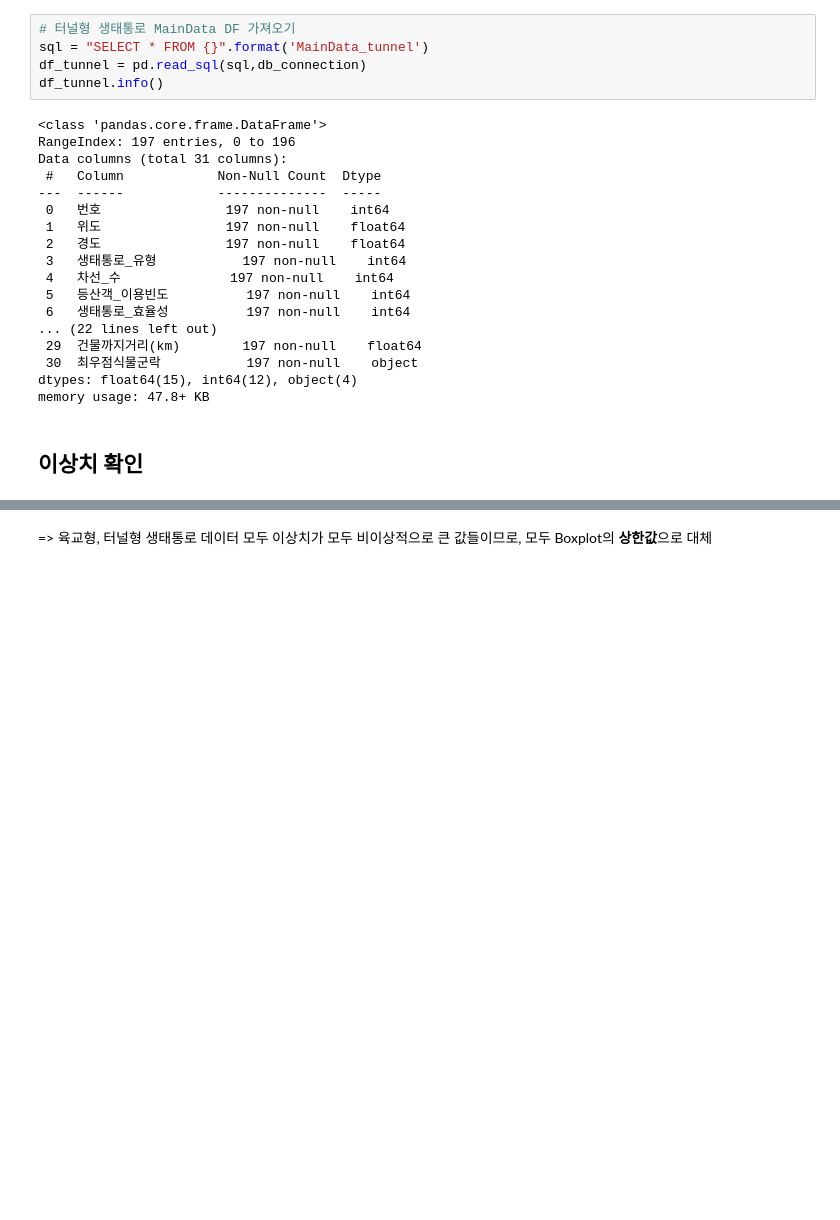
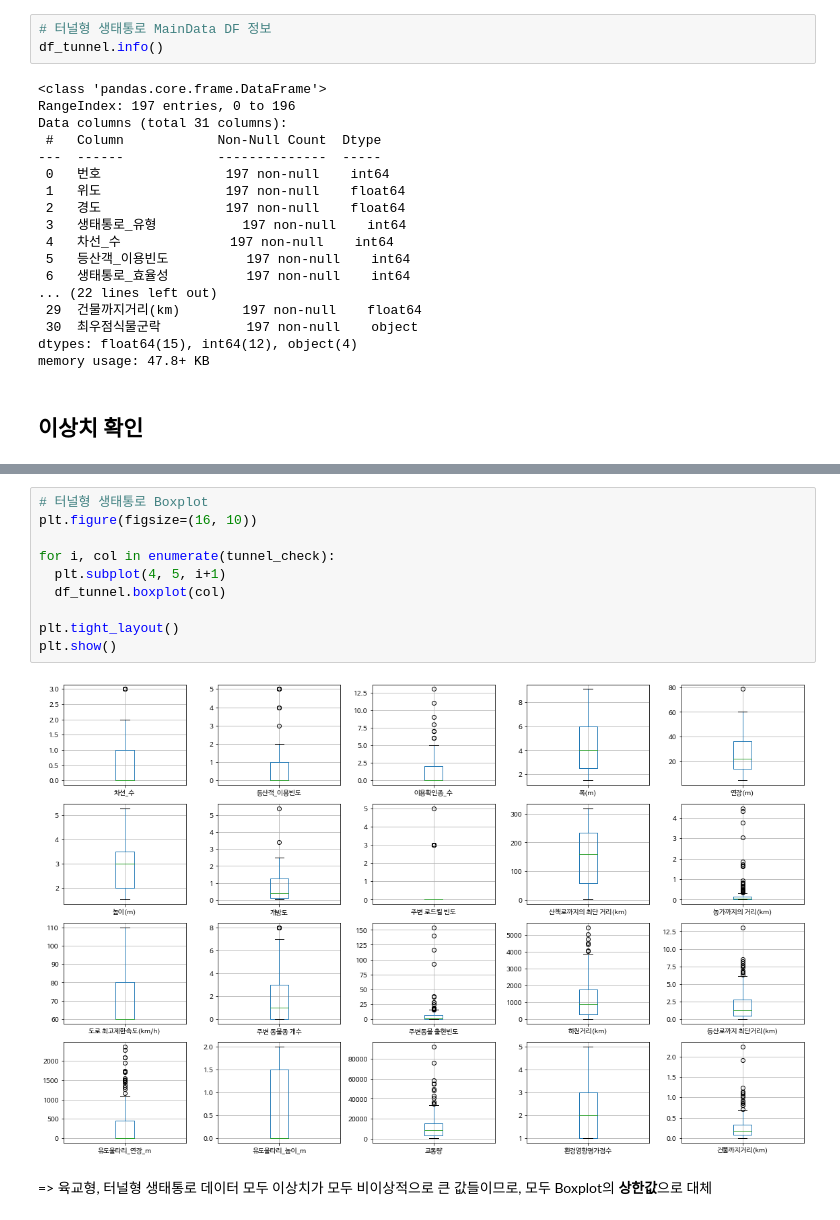
Before and after one commit to HKLeeeee/datacampus_dao, a Jupyter notebook: preprocessing/MainData 결측치 및 이상치 전처리.ipynb, the cells around one changed output, grey strips where cells are left out. Saved outputs shown, nothing was run; the diff lists cells and outputs as text; blank space fills up the shorter version.

```diff
--- a/preprocessing/MainData 결측치 및 이상치 전처리.ipynb
+++ b/preprocessing/MainData 결측치 및 이상치 전처리.ipynb
@@ -77,9 +79,7 @@ Data columns (total 29 columns):
 dtypes: float64(13), int64(12), object(4)
 memory usage: 68.1+ KB
 # %%
-# 터널형 생태통로 MainData DF 가져오기
-sql = "SELECT * FROM {}".format('MainData_tunnel')
-df_tunnel = pd.read_sql(sql,db_connection)
+# 터널형 생태통로 MainData DF 정보
 df_tunnel.info()
 # %% [output]
 <class 'pandas.core.frame.DataFrame'>
@@ -116,3 +131,15 @@ df_tunnel.boxplot(column = ['폭(m)','연장(m)','높이(m)','개방도'])
+# %%
+# 터널형 생태통로 Boxplot
+plt.figure(figsize=(16, 10))
+
+for i, col in enumerate(tunnel_check):
+  plt.subplot(4, 5, i+1)
+  df_tunnel.boxplot(col)
+
+plt.tight_layout()
+plt.show()
+# %% [output]
+[figure, added]
 # %% [markdown]
 => 육교형, 터널형 생태통로 데이터 모두 이상치가 모두 비이상적으로 큰 값들이므로, 모두 Boxplot의 **상한값**으로 대체
 # %% [markdown]
```
Also changed, not shown: parts of 31 cells of this notebook.
